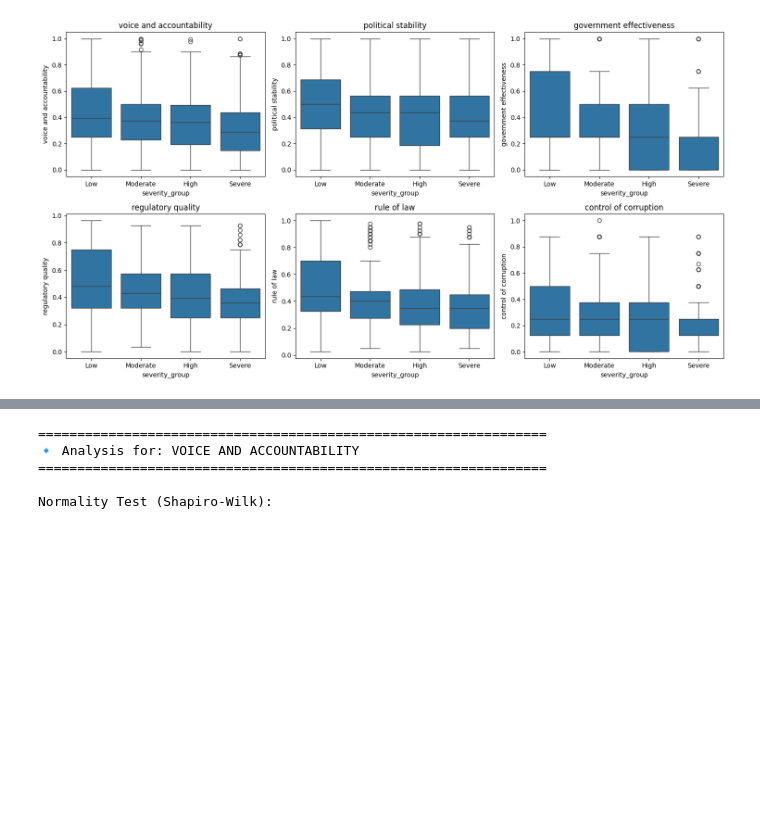
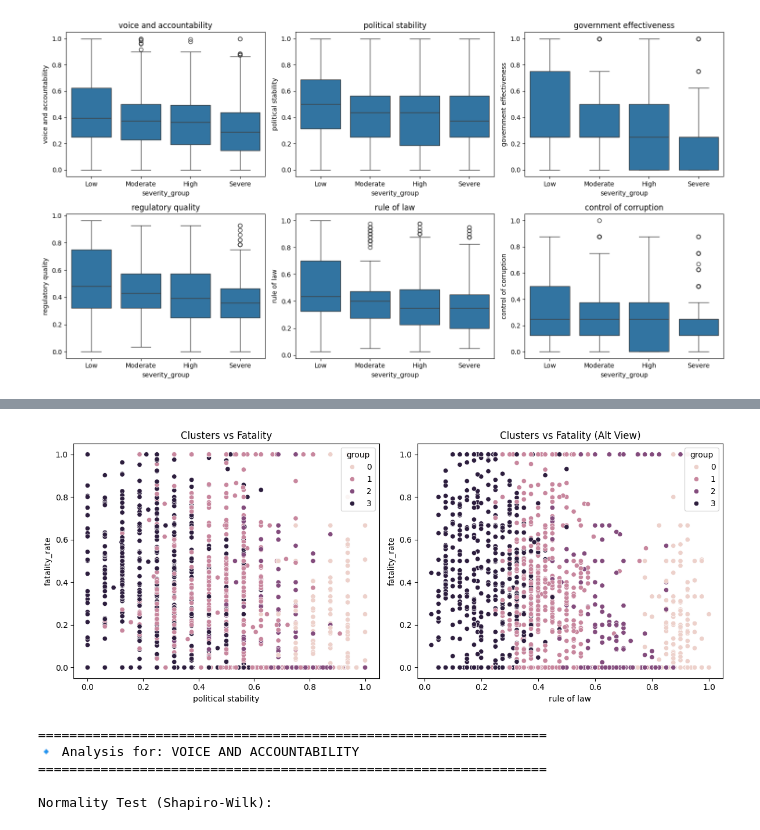
Before and after one commit to tanu-1403/TERRORISM-Numbers-behind-the-nightmare, a Jupyter notebook: notebooks/wgi/fatality.ipynb, the cells around one changed output, grey strips where cells are left out. Saved outputs shown, nothing was run; the diff lists cells and outputs as text; code cells hidden in the pictures; blank space fills up the shorter version.

```diff
--- a/notebooks/wgi/fatality.ipynb
+++ b/notebooks/wgi/fatality.ipynb
@@ -361,18 +361,3 @@ from scipy.stats import shapiro
 shapiro(df_no_zero['log_fatality_rate'])
 # %% [output]
 ShapiroResult(statistic=np.float64(0.958414563736066), pvalue=np.float64(9.863047911859443e-17))
-# %%
-#Group Comparison (optional but strong)
-df['governance_index'] = df[
-    ['voice and accountability', 'political stability',
-     'government effectiveness', 'regulatory quality',
-     'rule of law', 'control of corruption']
-].mean(axis=1)
-
-df['gov_group'] = pd.qcut(df['governance_index'], 3, labels=['Low','Medium','High'])
-
-#ANOVA
-from scipy.stats import f_oneway
-
-groups = [g['log_fatality_rate'].values for _, g in df.groupby('gov_group')]
-f_oneway(*groups)
@@ -592,3 +477,16 @@ plt.show()
+# %%
+fig, axes = plt.subplots(1, 2, figsize=(12, 5))
+
+sns.scatterplot(x='political stability', y='fatality_rate', hue='group', data=df, ax=axes[0])
+axes[0].set_title("Clusters vs Fatality")
+
+sns.scatterplot(x='rule of law', y='fatality_rate', hue='group', data=df, ax=axes[1])
+axes[1].set_title("Clusters vs Fatality (Alt View)")
+
+plt.tight_layout()
+plt.show()
+# %% [output]
+[figure, added]
 # %%
 import pandas as pd
 from scipy import stats
```
Also changed, not shown: parts of 31 cells of this notebook.
